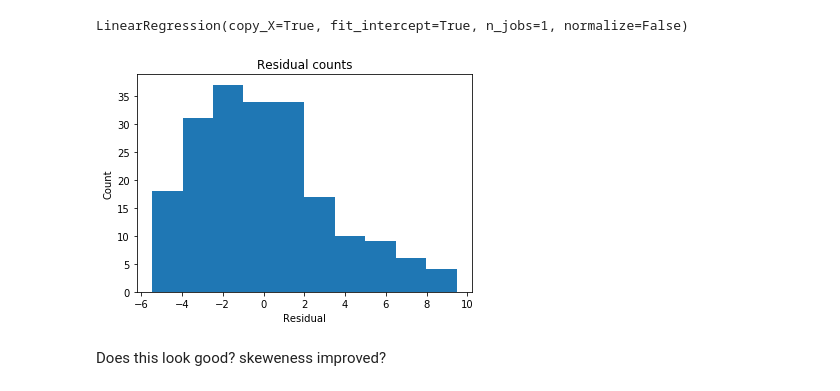
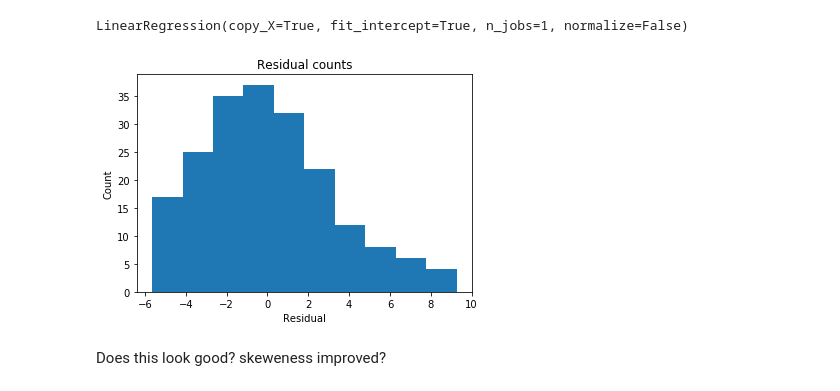
Before and after one commit to Tinsae/Thinkful-Data-Science, a Jupyter notebook: DS/Unit 2/2.4.3+The+Extraordinary+Power+of+Explanatory+Power.ipynb, the cells around one changed output. Drawn from its saved outputs; the diff is of its cells as text; code cells hidden in the pictures.

```diff
--- a/DS/Unit 2/2.4.3+The+Extraordinary+Power+of+Explanatory+Power.ipynb
+++ b/DS/Unit 2/2.4.3+The+Extraordinary+Power+of+Explanatory+Power.ipynb
@@ -296,30 +296,31 @@ plt.show()
 # %% [markdown]
 didn't work
 # %%
-# Let me try to take log of the features
+# Let me try to take log of the features after deleting the outliers
 
 # added epislon to prevent log(0) error
-Xt = np.log(X + 1e-20)
-Yt = Y
+
+Xt = np.log(Xs + 1e-20)
+Yt = Ys
 regr.fit(Xt, Yt)
 # %% [output]
 LinearRegression(copy_X=True, fit_intercept=True, n_jobs=1, normalize=False)
 # %%
 # Extract predicted values.
 predictedt = regr.predict(Xt).ravel()
-actualt = data['Sales']
+actualt = data['Sales'].drop([5,130])
 
 # Calculate the error, also called the residual.
 residualt = actualt - predictedt
 
 # This looks a bit concerning.
 plt.hist(residualt)
 plt.title('Residual counts')
 plt.xlabel('Residual')
 plt.ylabel('Count')
 plt.show()
 # %% [output]
-[figure, old version]
+[figure, new version]
 # %% [markdown]
 Does this look good? skeweness improved?
 # %% [markdown]
```
